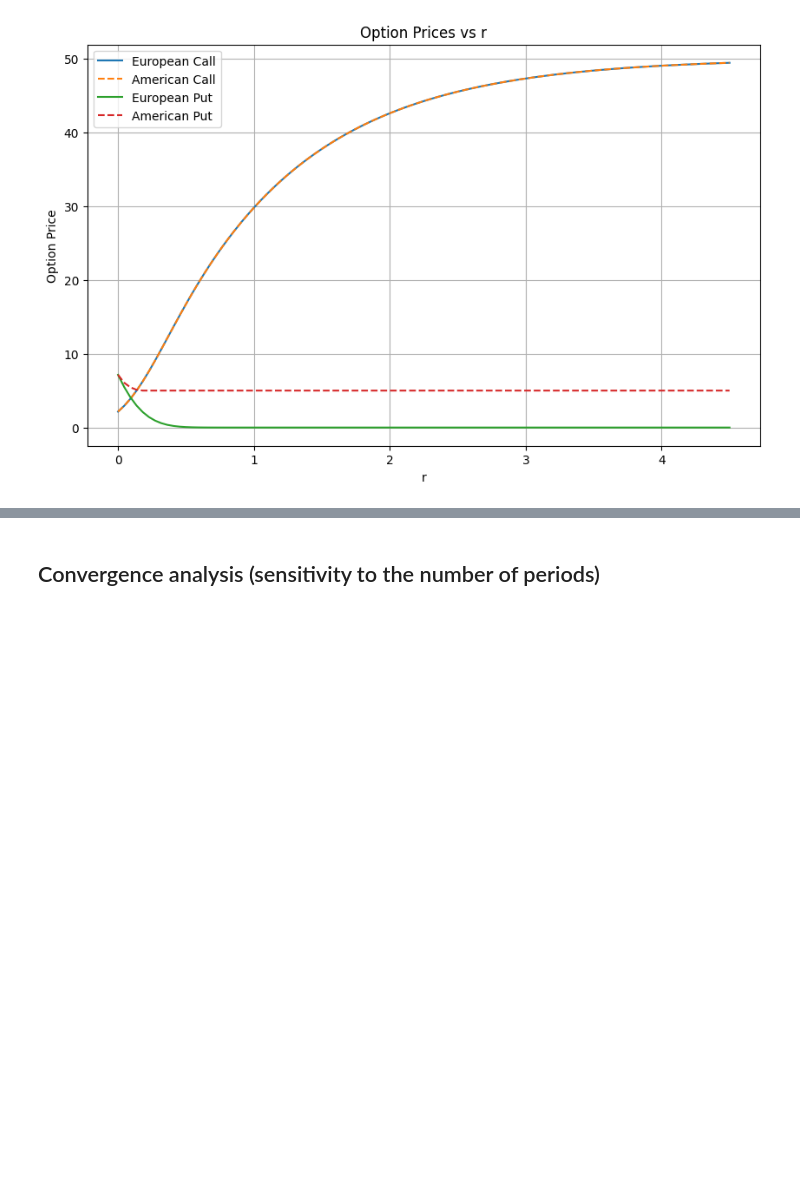
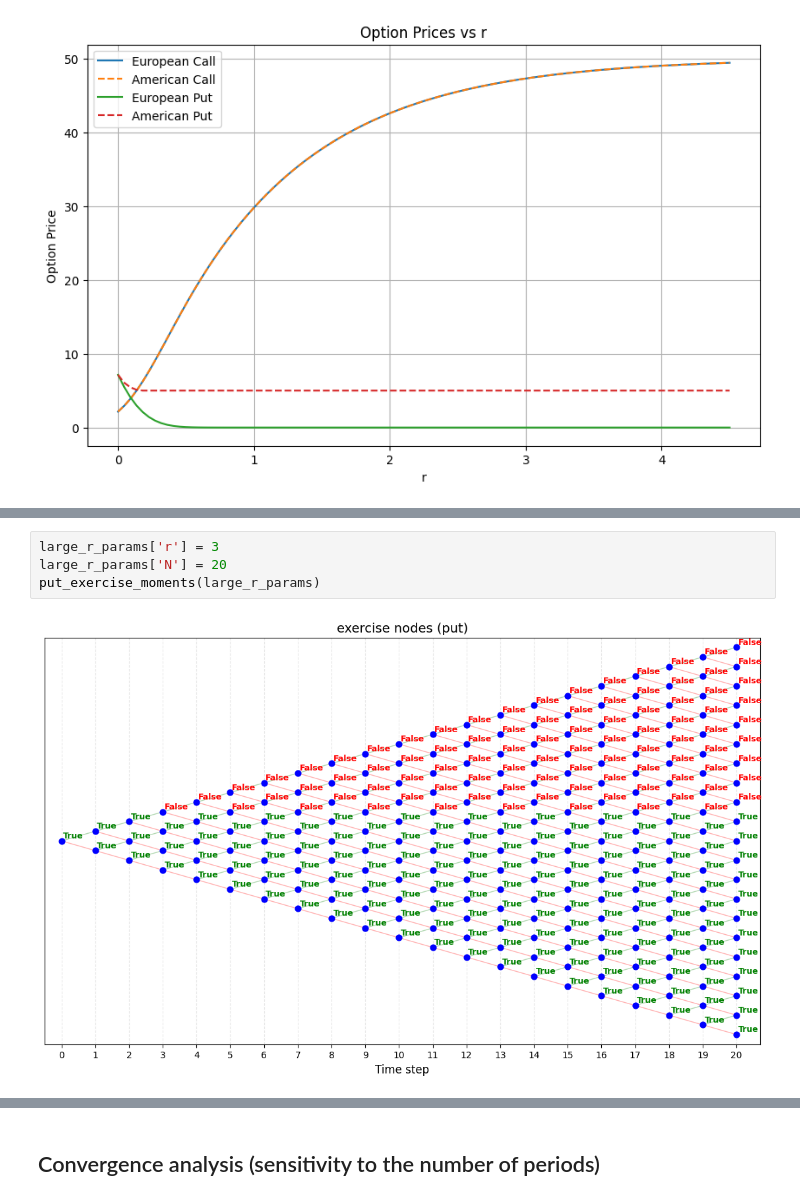
Before and after one commit to AleksyBalazinski/option-pricing, a Jupyter notebook: analysis.ipynb, the cells around one changed output, grey strips where cells are left out. Cells and saved outputs as stored; diff of their text form; blank space fills up the shorter version.

```diff
--- a/analysis.ipynb
+++ b/analysis.ipynb
@@ -449,3 +481,9 @@ plt.show()
+# %%
+large_r_params['r'] = 3
+large_r_params['N'] = 20
+put_exercise_moments(large_r_params)
+# %% [output]
+[figure, added]
 # %% [markdown]
 *   **Stock Price ($S_0$):** Calls are **monotonically increasing** (as stock goes up, right to buy is worth more). Puts are **monotonically decreasing**.
 *   **Strike Price ($K$):** Calls are **monotonically decreasing** (higher strike means you pay more to buy the stock). Puts are **monotonically increasing**.
```
Also changed, not shown: parts of 8 cells of this notebook.
